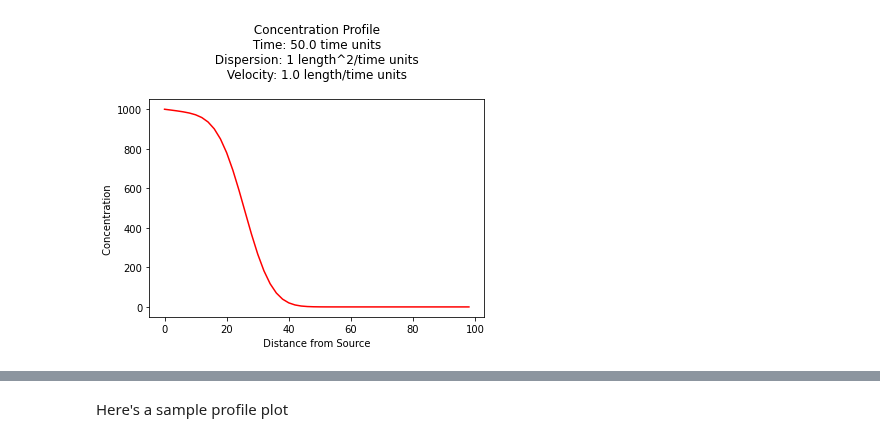
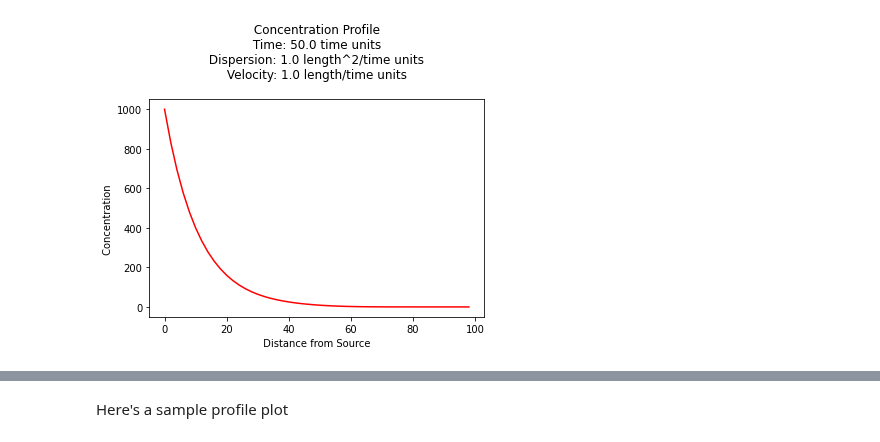
Before and after one commit to dustykat/ce-5364-webroot, a Jupyter notebook: ce5364notes/chapters/8reactivetransport/7decay.ipynb, the cells around one changed output, grey strips where cells are left out. Drawn from its saved outputs; the diff is of its cells as text; code cells hidden in the pictures.

```diff
--- a/ce5364notes/chapters/8reactivetransport/7decay.ipynb
+++ b/ce5364notes/chapters/8reactivetransport/7decay.ipynb
@@ -99,39 +99,39 @@ def c1dadrd(c_source,space,time,dispersion,velocity,retardation,decay):
 c_source = 1000.0 # source concentration
 space = 100.      # how far in X-direction to extend the plot
 time  = 50.       # time since release
-dispersion = 1 # dispersion coefficient
+dispersion = 1.0 # dispersion coefficient
 velocity = 1.0    # pore velocity
-retardation = 2.0
-decay = 0.001
+retardation = 1.0
+decay = 0.1
 #
 # forward define and initialize vectors for a profile plot
 #
 how_many_points = 50
 deltax = space/how_many_points
 x = [i*deltax for i in range(how_many_points)] # constructor notation
 c = [0.0 for i in range(how_many_points)]      # constructor notation
 #
 # build the profile predictions
 #
 for i in range(0,how_many_points,1):
     c[i] = c1dadrd(c_source,x[i],time,dispersion,velocity,retardation,decay)
 #
 # Import graphics routines for picture making
 #
 from matplotlib import pyplot as plt
 #
 # Build and Render the Plot
 #
 plt.plot(x,c, color='red', linestyle = 'solid')  # make the plot object
 plt.title(" Concentration Profile \n Time: " + repr(time) + " time units \n" + " Dispersion: " + repr(dispersion) + " length^2/time units \n" + " Velocity: " + repr(velocity) + " length/time units \n") # caption the plot object
 plt.xlabel(" Distance from Source ") # label x-axis
 plt.ylabel(" Concentration        ") # label y-axis
 #plt.savefig("ogatabanksplot.png") # optional generates just a plot for embedding into a report
 plt.show() # plot to stdio -- has to be last call as it kills prior objects
 plt.close('all') # needed when plt.show call not invoked, optional here
 #sys.exit() # used to elegant exit for CGI-BIN use
 # %% [output]
-[figure, old version]
+[figure, new version]
 # %% [markdown]
 ## 1D Exponentially decaying source zone, decaying species
 
```
Also changed, not shown: parts of 1 cell of this notebook, 8 other files.
